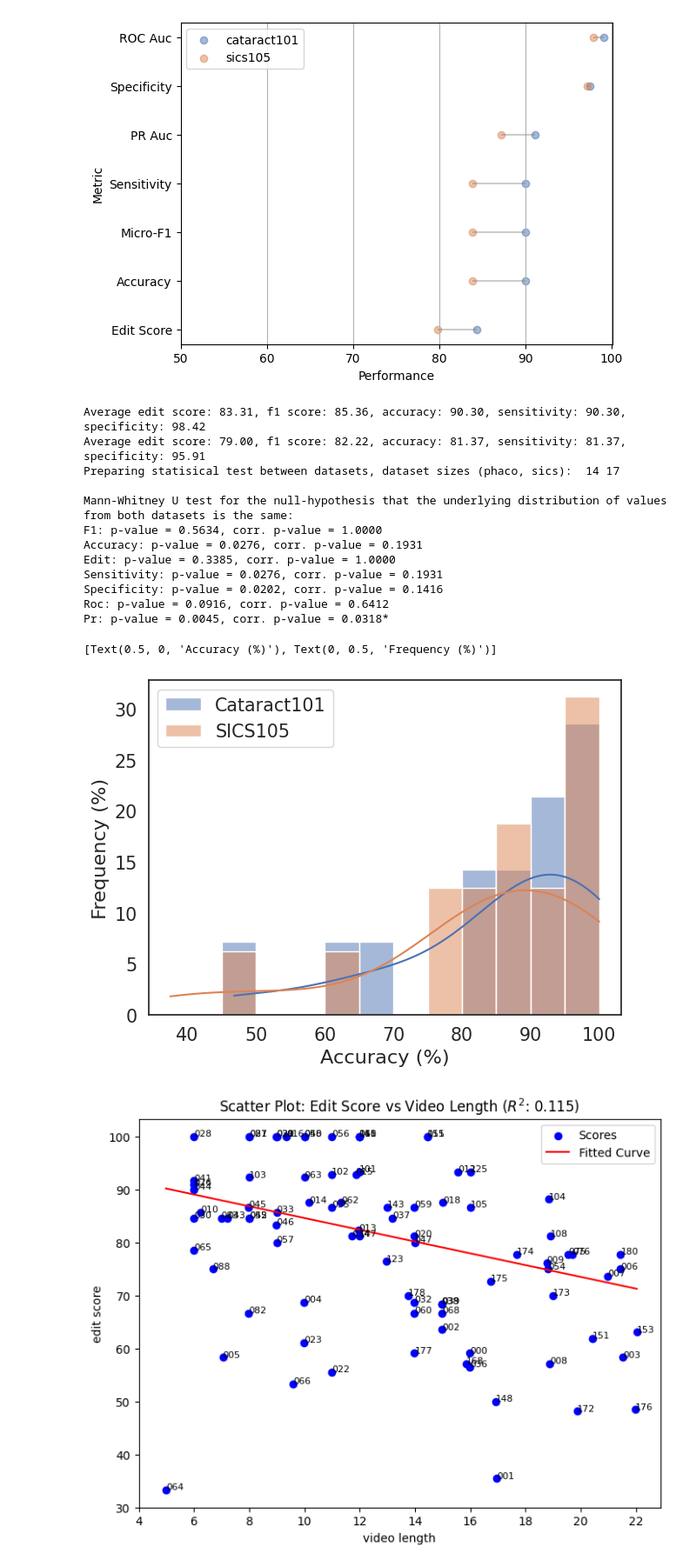
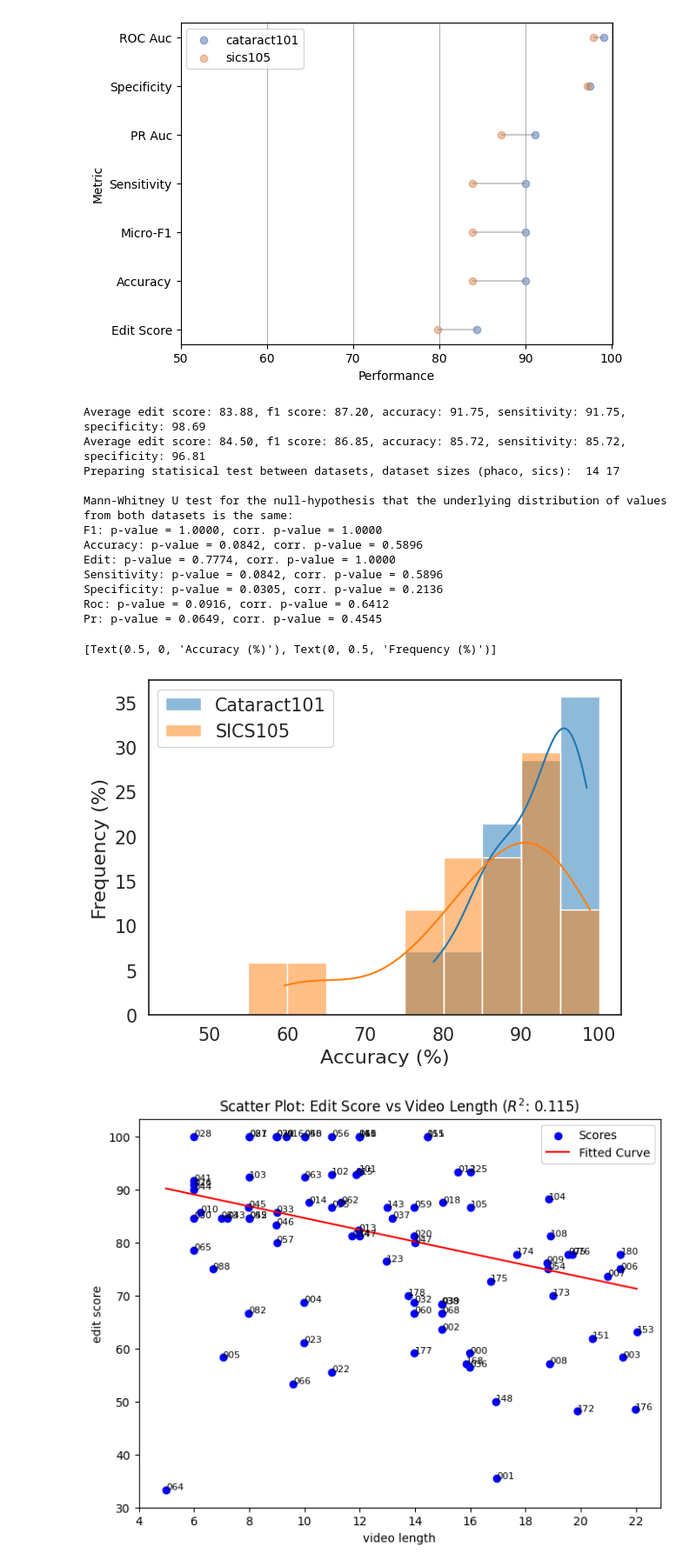
Before and after one commit to Bhuvan-21/MS-TCN2-med, a Jupyter notebook: notebooks/per_video_evaluation.ipynb, the cells around one changed output. Shown at 87% size. Saved outputs shown, nothing was run; the diff lists cells and outputs as text; code cells hidden in the pictures.

```diff
--- a/notebooks/per_video_evaluation.ipynb
+++ b/notebooks/per_video_evaluation.ipynb
@@ -130,19 +140,20 @@ df = pd.DataFrame(scores)
 df2 = pd.DataFrame(scores_sics)
 
 new = pd.concat([df, df2], axis=0)
-new = pd.melt(new, id_vars=['group'], value_vars=['edit', 'f1', 'accuracy'])
+new = pd.melt(new, id_vars=['group'], value_vars=['accuracy', 'edit', 'f1'])
 new["variable"] = new["variable"].replace({"edit": "Edit", "f1": "F1", "accuracy": "Accuracy"})
 
 #sns.set(font_scale=1.2)
-sns.set_style("white")
+# sns.set_style("white")
 sns.set_context("notebook", font_scale=1.35)
 #plot = sns.violinplot(data=new, x="variable", y="value", palette=None, inner="box", alpha=0.5, hue='group', cut=0.5)
-plot = sns.boxplot(data=new, x="variable", y="value", palette="tab10", hue='group', gap=0.1, boxprops=dict(alpha=0.5))
+plot = sns.boxplot(data=new, x="variable", y="value", palette=None, hue='group', gap=0.1, boxprops=dict(alpha=0.5))
 #plot = sns.swarmplot(data=new, x="variable", y="value", palette=None, hue='group', alpha=0.5)
 plot.set_yticks(range(0, 101, 10))
 plot.set_xlabel('Metric')
 plot.set_ylabel('Value (in %)')
 #sns.violinplot(df2, palette=None, inner="box", alpha=0.5)
 plot.legend(loc='lower right')
+#plot.grid(axis='y')
 # %% [output]
 <matplotlib.legend.Legend at 0x...>
@@ -184,8 +195,8 @@ results_path = "/home/simon/Code/MS-TCN2/results/cataract101_rgb/split_9/"
 gt_path = "/home/simon/Code/MS-TCN2/data/cataract101_rgb/groundTruth/"
 scores_phaco, avg_scores = accumlate_resutlts(gt_path, results_path)
 
-results_path = "/home/simon/Code/MS-TCN2/results/sics105_c20_nobg/split_9/"
-gt_path = "/home/simon/Code/MS-TCN2/data/sics105_c20_nobg/groundTruth/"
+results_path = "/home/simon/Code/MS-TCN2/results/sics105_c13_nobg2/split_9/"
+gt_path = "/home/simon/Code/MS-TCN2/data/sics105_c13_nobg2/groundTruth/"
 scores_sics, avg_scores_sics = accumlate_resutlts(gt_path, results_path, fps=15)
 
 metrics = ["f1", "accuracy", "edit", "sensitivity", "specificity", "roc", "pr"]
@@ -214,28 +225,28 @@ for i, k in enumerate(ps.keys()):
     else:
         print()
 # %% [output]
-Average edit score: 83.31, f1 score: 85.36, accuracy: 90.30, sensitivity: 90.30, specificity: 98.42
-Average edit score: 79.00, f1 score: 82.22, accuracy: 81.37, sensitivity: 81.37, specificity: 95.91
+Average edit score: 83.88, f1 score: 87.20, accuracy: 91.75, sensitivity: 91.75, specificity: 98.69
+Average edit score: 84.50, f1 score: 86.85, accuracy: 85.72, sensitivity: 85.72, specificity: 96.81
 Preparing statisical test between datasets, dataset sizes (phaco, sics):  14 17
 
 Mann-Whitney U test for the null-hypothesis that the underlying distribution of values from both datasets is the same:
-F1: p-value = 0.5634, corr. p-value = 1.0000
-Accuracy: p-value = 0.0276, corr. p-value = 0.1931
-Edit: p-value = 0.3385, corr. p-value = 1.0000
-Sensitivity: p-value = 0.0276, corr. p-value = 0.1931
-Specificity: p-value = 0.0202, corr. p-value = 0.1416
+F1: p-value = 1.0000, corr. p-value = 1.0000
+Accuracy: p-value = 0.0842, corr. p-value = 0.5896
+Edit: p-value = 0.7774, corr. p-value = 1.0000
+Sensitivity: p-value = 0.0842, corr. p-value = 0.5896
+Specificity: p-value = 0.0305, corr. p-value = 0.2136
 Roc: p-value = 0.0916, corr. p-value = 0.6412
-Pr: p-value = 0.0045, corr. p-value = 0.0318*
+Pr: p-value = 0.0649, corr. p-value = 0.4545
 # %%
 figure = plt.figure(figsize=(7, 5))
 params = {'alpha': 0.5, 'legend': True, 'palette': "tab10", 'kde': True, 'stat': "percent", 'discrete': False, 'element': "bars", 'bins': np.arange(45, 101, 5)} #"binwidth": 4
-plot = sns.histplot(scores_phaco['f1'], label='Cataract101', **params)
-plot = sns.histplot(scores_sics['f1'], label='SICS105', **params)
+plot = sns.histplot(scores_phaco['accuracy'], label='Cataract101', **params)
+plot = sns.histplot(scores_sics['accuracy'], label='SICS105', **params)
 plot.legend(loc='upper left')
 plot.set(xlabel='Accuracy (%)', ylabel='Frequency (%)')
 # %% [output]
 [Text(0.5, 0, 'Accuracy (%)'), Text(0, 0.5, 'Frequency (%)')]
-[figure, old version]
+[figure, new version]
 # %%
 def model_func(x, a, b, c):
     return a * np.exp(-b * x) + c # Define the exponential model function
```
Also changed, not shown: parts of 4 cells of this notebook, 5 other files.
